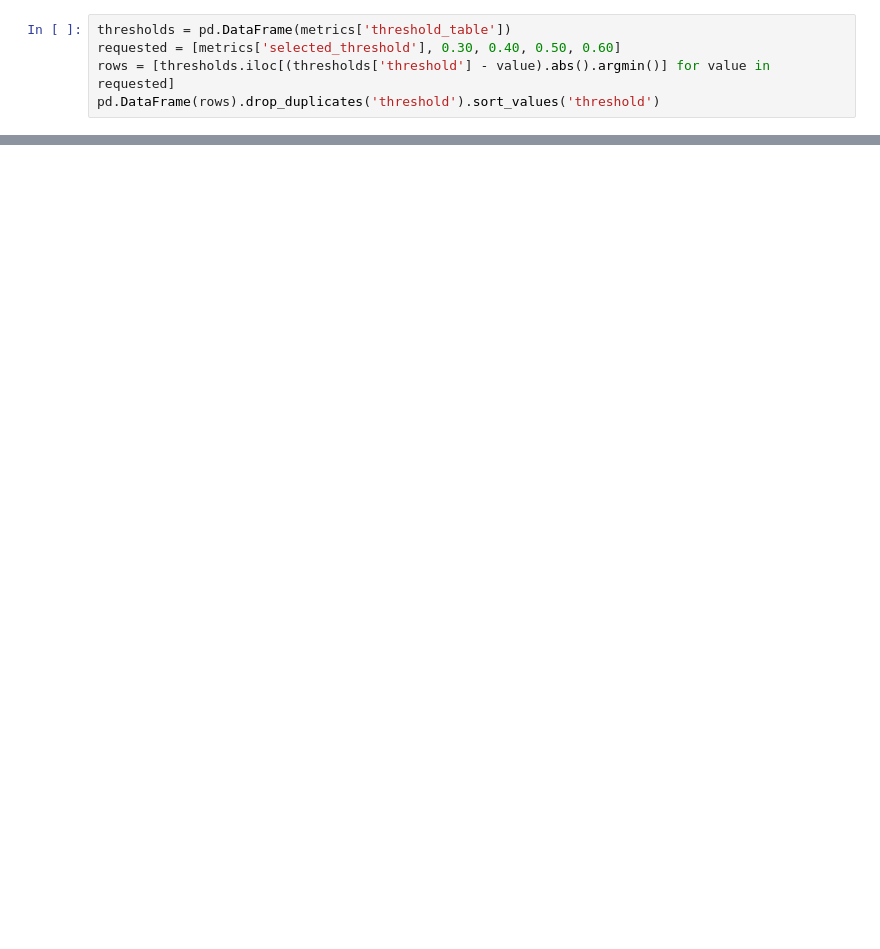
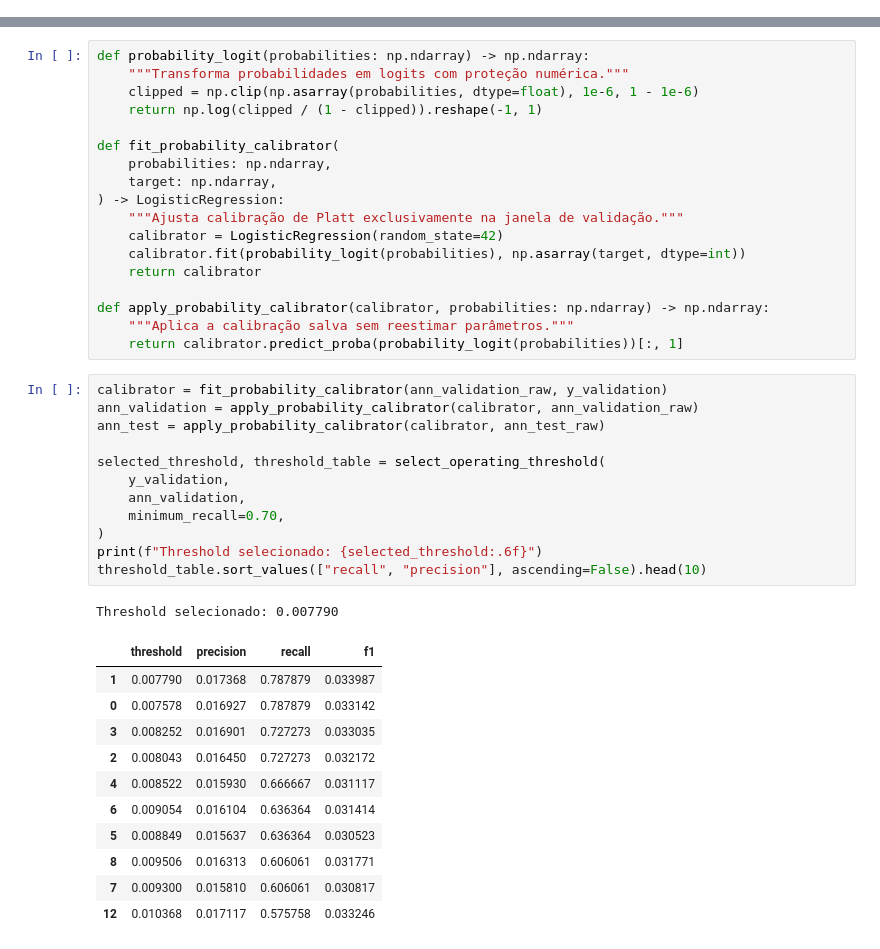
Before and after one commit to brunoat12/albus-hub, a Jupyter notebook: notebooks/EC_Sprint_3_Albus_Hub_DeepL.ipynb, the cells around one changed output, grey strips where cells are left out. Cells and saved outputs as stored; diff of their text form; blank space fills up the shorter version.

```diff
--- a/notebooks/EC_Sprint_3_Albus_Hub_DeepL.ipynb
+++ b/notebooks/EC_Sprint_3_Albus_Hub_DeepL.ipynb
@@ -236,5 +0,0 @@ pd.DataFrame(metrics['ann']).T
-# %%
-thresholds = pd.DataFrame(metrics['threshold_table'])
-requested = [metrics['selected_threshold'], 0.30, 0.40, 0.50, 0.60]
-rows = [thresholds.iloc[(thresholds['threshold'] - value).abs().argmin()] for value in requested]
-pd.DataFrame(rows).drop_duplicates('threshold').sort_values('threshold')
@@ -306,0 +855,43 @@ A ANN fornece ranking substancialmente melhor que o baseline, mas o produto deve
+# %%
+def probability_logit(probabilities: np.ndarray) -> np.ndarray:
+    """Transforma probabilidades em logits com proteção numérica."""
+    clipped = np.clip(np.asarray(probabilities, dtype=float), 1e-6, 1 - 1e-6)
+    return np.log(clipped / (1 - clipped)).reshape(-1, 1)
+
+def fit_probability_calibrator(
+    probabilities: np.ndarray,
+    target: np.ndarray,
+) -> LogisticRegression:
+    """Ajusta calibração de Platt exclusivamente na janela de validação."""
+    calibrator = LogisticRegression(random_state=42)
+    calibrator.fit(probability_logit(probabilities), np.asarray(target, dtype=int))
+    return calibrator
+
+def apply_probability_calibrator(calibrator, probabilities: np.ndarray) -> np.ndarray:
+    """Aplica a calibração salva sem reestimar parâmetros."""
+    return calibrator.predict_proba(probability_logit(probabilities))[:, 1]
+# %%
+calibrator = fit_probability_calibrator(ann_validation_raw, y_validation)
+ann_validation = apply_probability_calibrator(calibrator, ann_validation_raw)
+ann_test = apply_probability_calibrator(calibrator, ann_test_raw)
+
+selected_threshold, threshold_table = select_operating_threshold(
+    y_validation,
+    ann_validation,
+    minimum_recall=0.70,
+)
+print(f"Threshold selecionado: {selected_threshold:.6f}")
+threshold_table.sort_values(["recall", "precision"], ascending=False).head(10)
+# %% [output]
+Threshold selecionado: 0.007790
+|  | threshold | precision | recall | f1 |
+| 1 | 0.007790 | 0.017368 | 0.787879 | 0.033987 |
+| 0 | 0.007578 | 0.016927 | 0.787879 | 0.033142 |
+| 3 | 0.008252 | 0.016901 | 0.727273 | 0.033035 |
+| 2 | 0.008043 | 0.016450 | 0.727273 | 0.032172 |
+| 4 | 0.008522 | 0.015930 | 0.666667 | 0.031117 |
+| 6 | 0.009054 | 0.016104 | 0.636364 | 0.031414 |
+| 5 | 0.008849 | 0.015637 | 0.636364 | 0.030523 |
+| 8 | 0.009506 | 0.016313 | 0.606061 | 0.031771 |
+| 7 | 0.009300 | 0.015810 | 0.606061 | 0.030817 |
+| 12 | 0.010368 | 0.017117 | 0.575758 | 0.033246 |
```
Also changed, not shown: parts of 66 cells of this notebook, 2 other files.
